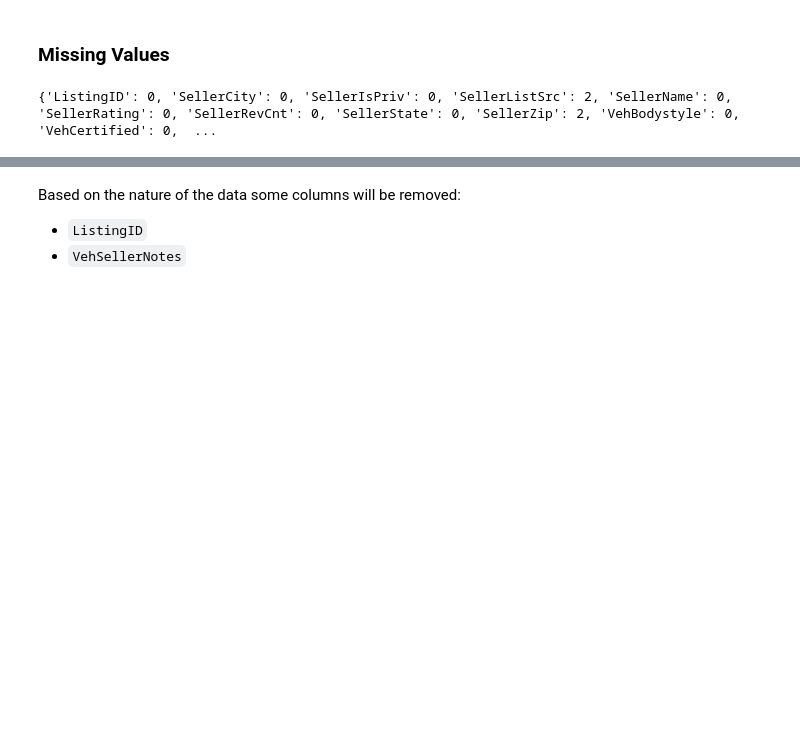
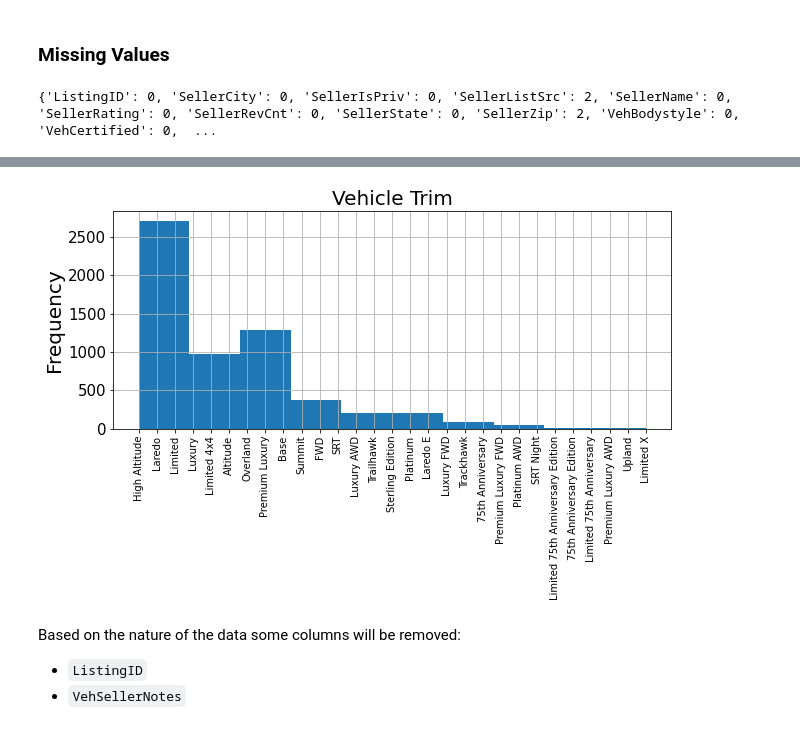
Before and after one commit to rodolfolermacontreras/Boeing_Assignment_1, a Jupyter notebook: Boeing_Assignment.ipynb, the cells around one changed output, grey strips where cells are left out. Drawn from its saved outputs; the diff is of its cells as text; code cells hidden in the pictures; blank space fills up the shorter version.

```diff
--- a/Boeing_Assignment.ipynb
+++ b/Boeing_Assignment.ipynb
@@ -123,0 +152,11 @@ plt.show()
+# %%
+Training_df['Vehicle_Trim'].hist(figsize = (10,4))
+#plt.xlabel('Trim', fontsize = 20)
+plt.ylabel('Frequency',fontsize = 20)
+plt.title('Vehicle Trim', fontsize = 20)
+plt.tick_params(axis="x", labelsize=10, rotation=90)
+plt.tick_params(axis="y", labelsize=15)
+plt.grid(True)
+plt.show()
+# %% [output]
+[figure, added]
```
Also changed, not shown: parts of 49 cells of this notebook.
